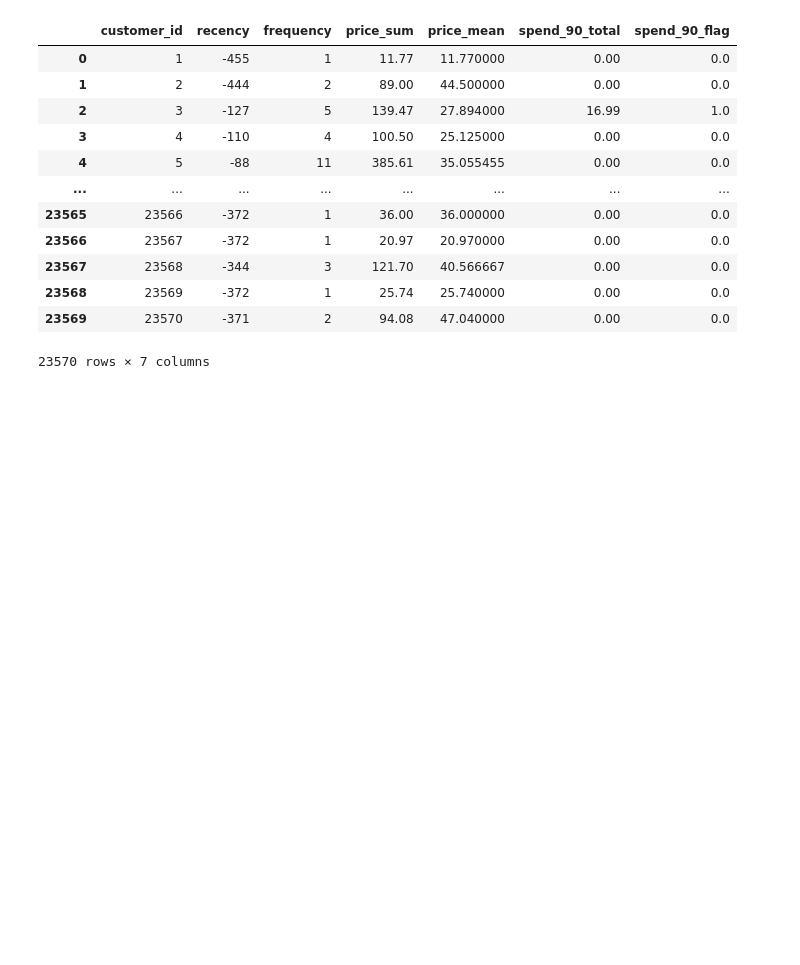
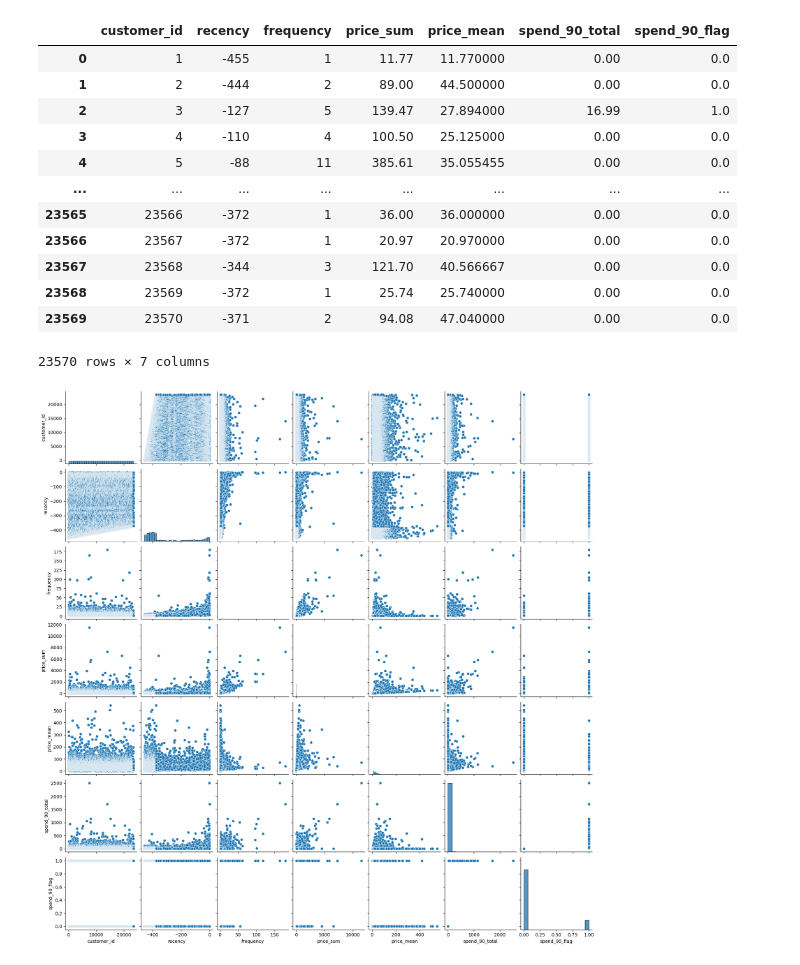
Before and after one commit to YashChowdhary34/predictive_clv_behaviour_analysis, a Jupyter notebook: models/spend_amount_model.ipynb, the cells around one changed output. Drawn from its saved outputs; the diff is of its cells as text; code cells hidden in the pictures; blank space fills up the shorter version.

```diff
--- a/models/spend_amount_model.ipynb
+++ b/models/spend_amount_model.ipynb
@@ -20,3 +24,8 @@ df
 | 23568 | 23569 | -372 | 1 | 25.74 | 25.740000 | 0.00 | 0.0 |
 | 23569 | 23570 | -371 | 2 | 94.08 | 47.040000 | 0.00 | 0.0 |
 23570 rows × 7 columns
+# %%
+sns.pairplot(df)
+plt.show()
+# %% [output]
+[figure, added]
```
Also changed, not shown: parts of 16 cells of this notebook, 4 other files.
